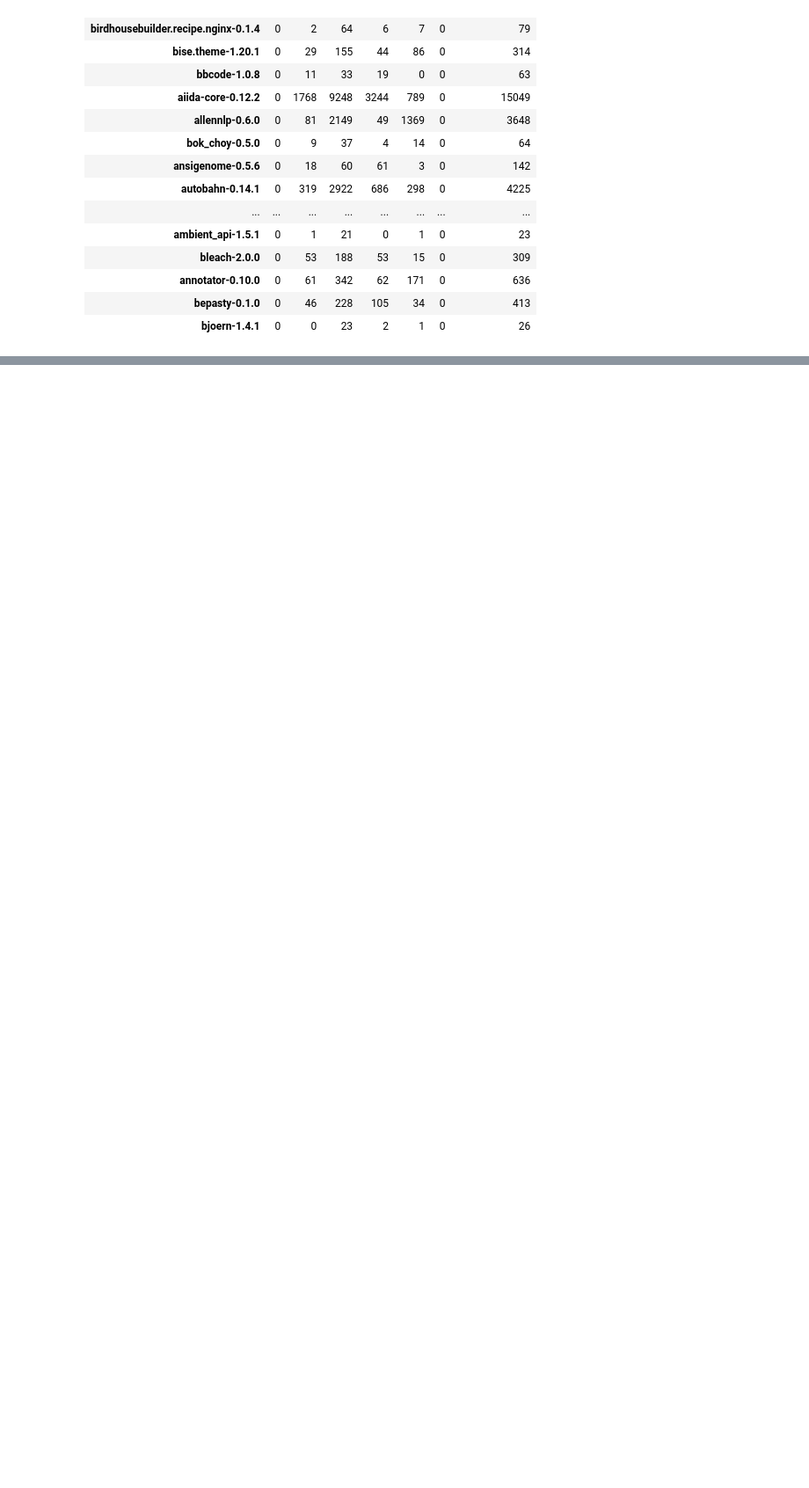
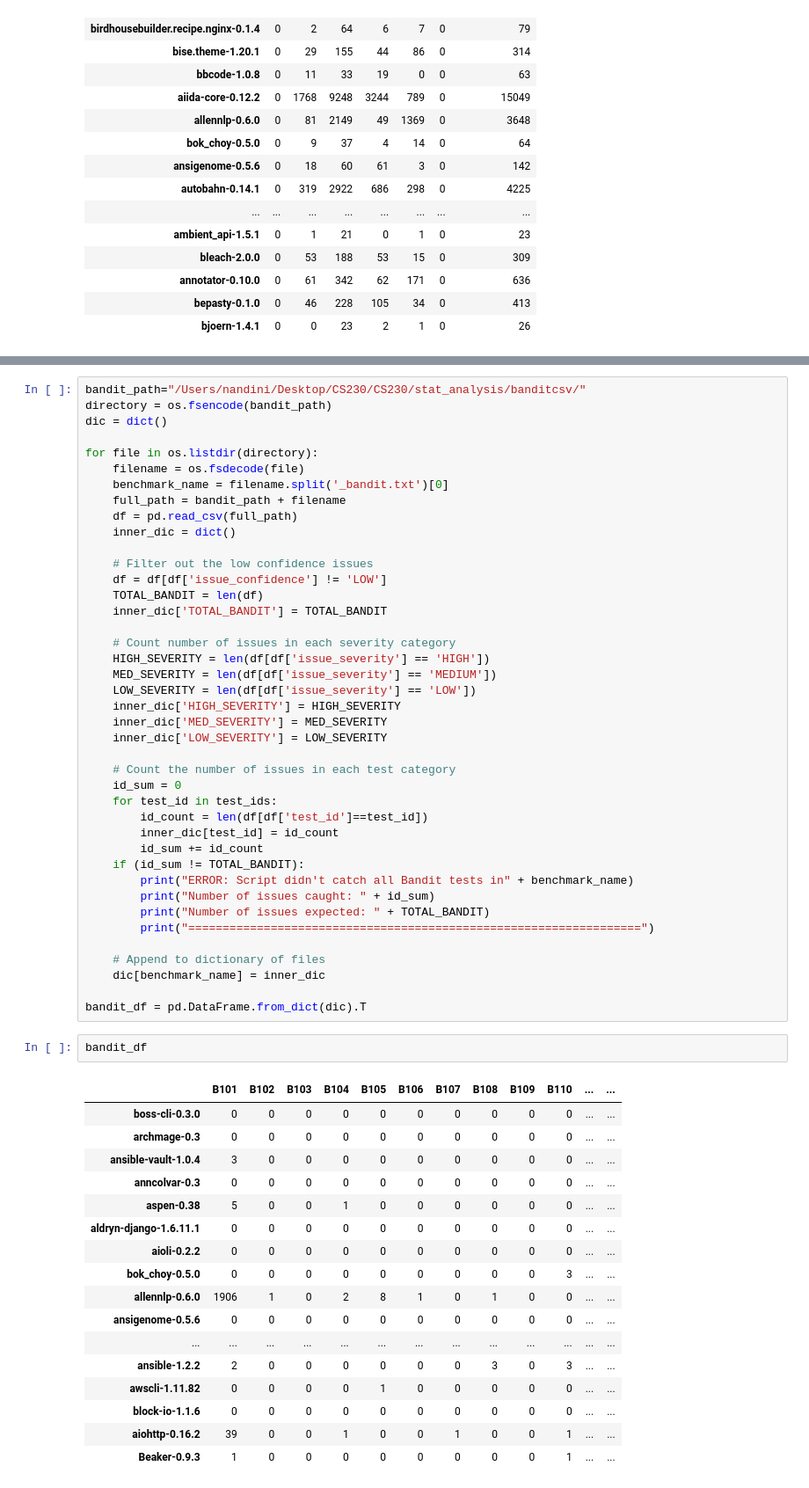
Before and after one commit to ruthjohnson95/CS230, a Jupyter notebook: stat_analysis/combined_df.ipynb, the cells around one changed output, grey strips where cells are left out. Shown at 88% size. Drawn from its saved outputs; the diff is of its cells as text; blank space fills up the shorter version.

Commit message:
bandit part of combined dataframe

```diff
--- a/stat_analysis/combined_df.ipynb
+++ b/stat_analysis/combined_df.ipynb
@@ -76,0 +57,61 @@ pylint_df
+# %%
+bandit_path="/Users/nandini/Desktop/CS230/CS230/stat_analysis/banditcsv/"
+directory = os.fsencode(bandit_path)
+dic = dict()
+
+for file in os.listdir(directory):
+    filename = os.fsdecode(file)
+    benchmark_name = filename.split('_bandit.txt')[0]
+    full_path = bandit_path + filename
+    df = pd.read_csv(full_path)
+    inner_dic = dict()
+
+    # Filter out the low confidence issues
+    df = df[df['issue_confidence'] != 'LOW']
+    TOTAL_BANDIT = len(df)
+    inner_dic['TOTAL_BANDIT'] = TOTAL_BANDIT
+
+    # Count number of issues in each severity category
+    HIGH_SEVERITY = len(df[df['issue_severity'] == 'HIGH'])
+    MED_SEVERITY = len(df[df['issue_severity'] == 'MEDIUM'])
+    LOW_SEVERITY = len(df[df['issue_severity'] == 'LOW'])
+    inner_dic['HIGH_SEVERITY'] = HIGH_SEVERITY
+    inner_dic['MED_SEVERITY'] = MED_SEVERITY
+    inner_dic['LOW_SEVERITY'] = LOW_SEVERITY
+
+    # Count the number of issues in each test category
+    id_sum = 0
+    for test_id in test_ids:
+        id_count = len(df[df['test_id']==test_id])
+        inner_dic[test_id] = id_count
+        id_sum += id_count
+    if (id_sum != TOTAL_BANDIT):
+        print("ERROR: Script didn't catch all Bandit tests in" + benchmark_name)
+        print("Number of issues caught: " + id_sum)
+        print("Number of issues expected: " + TOTAL_BANDIT)
+        print("==================================================================")
+
+    # Append to dictionary of files
+    dic[benchmark_name] = inner_dic
+
+bandit_df = pd.DataFrame.from_dict(dic).T
+# %%
+bandit_df
+# %% [output]
+|  | B101 | B102 | B103 | B104 | B105 | B106 | B107 | B108 | B109 | B110 | ... | ... |
+| boss-cli-0.3.0 | 0 | 0 | 0 | 0 | 0 | 0 | 0 | 0 | 0 | 0 | ... | ... |
+| archmage-0.3 | 0 | 0 | 0 | 0 | 0 | 0 | 0 | 0 | 0 | 0 | ... | ... |
+| ansible-vault-1.0.4 | 3 | 0 | 0 | 0 | 0 | 0 | 0 | 0 | 0 | 0 | ... | ... |
+| anncolvar-0.3 | 0 | 0 | 0 | 0 | 0 | 0 | 0 | 0 | 0 | 0 | ... | ... |
+| aspen-0.38 | 5 | 0 | 0 | 1 | 0 | 0 | 0 | 0 | 0 | 0 | ... | ... |
+| aldryn-django-1.6.11.1 | 0 | 0 | 0 | 0 | 0 | 0 | 0 | 0 | 0 | 0 | ... | ... |
+| aioli-0.2.2 | 0 | 0 | 0 | 0 | 0 | 0 | 0 | 0 | 0 | 0 | ... | ... |
+| bok_choy-0.5.0 | 0 | 0 | 0 | 0 | 0 | 0 | 0 | 0 | 0 | 3 | ... | ... |
+| allennlp-0.6.0 | 1906 | 1 | 0 | 2 | 8 | 1 | 0 | 1 | 0 | 0 | ... | ... |
+| ansigenome-0.5.6 | 0 | 0 | 0 | 0 | 0 | 0 | 0 | 0 | 0 | 0 | ... | ... |
+| ... | ... | ... | ... | ... | ... | ... | ... | ... | ... | ... | ... | ... |
+| ansible-1.2.2 | 2 | 0 | 0 | 0 | 0 | 0 | 0 | 3 | 0 | 3 | ... | ... |
+| awscli-1.11.82 | 0 | 0 | 0 | 0 | 1 | 0 | 0 | 0 | 0 | 0 | ... | ... |
+| block-io-1.1.6 | 0 | 0 | 0 | 0 | 0 | 0 | 0 | 0 | 0 | 0 | ... | ... |
+| aiohttp-0.16.2 | 39 | 0 | 0 | 1 | 0 | 0 | 1 | 0 | 0 | 1 | ... | ... |
+| Beaker-0.9.3 | 1 | 0 | 0 | 0 | 0 | 0 | 0 | 0 | 0 | 1 | ... | ... |
```
Also changed, not shown: parts of 15 cells of this notebook.
